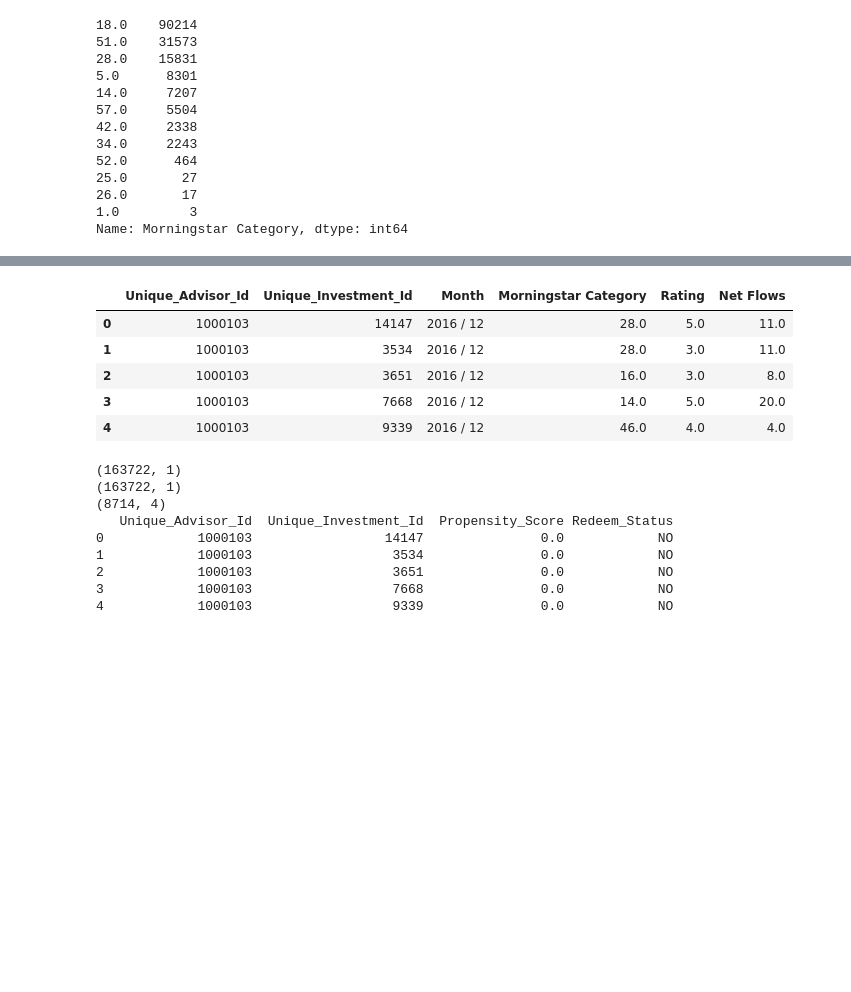
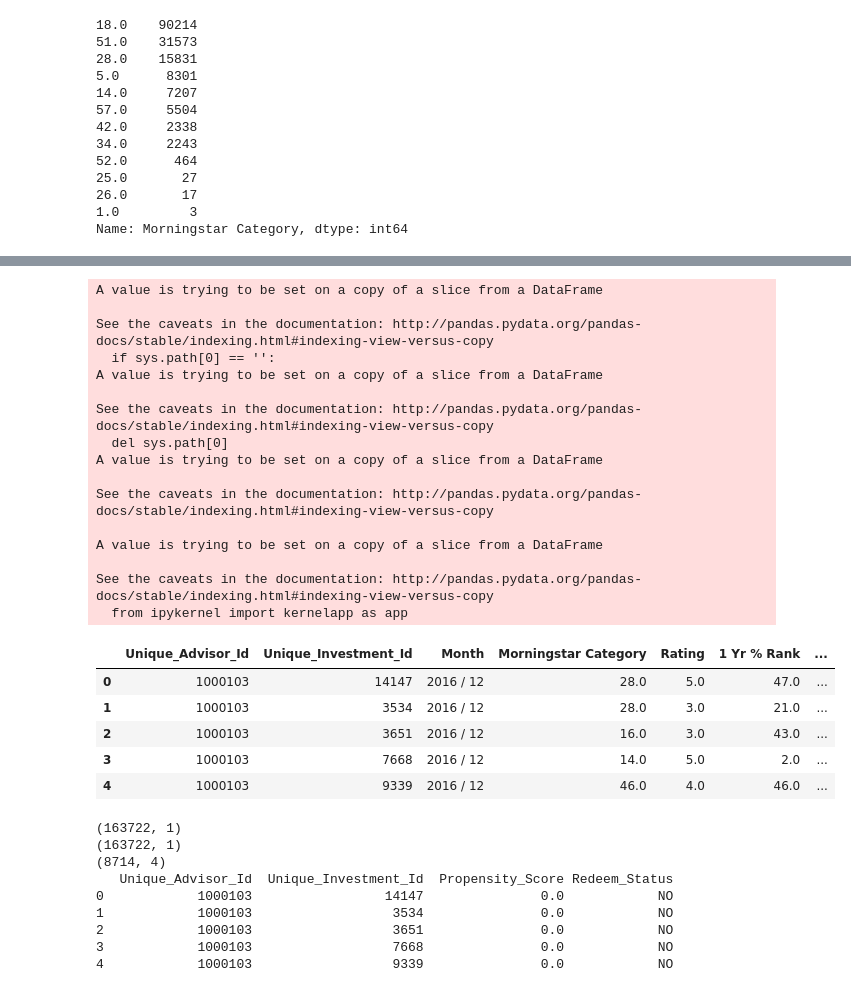
Before and after one commit to aakash2602/machine-learning, a Jupyter notebook: techgig_ml_fintech_prediction/submission/techgig-ml.ipynb, the cells around one changed output, grey strips where cells are left out. Drawn from its saved outputs; the diff is of its cells as text; code cells hidden in the pictures; blank space fills up the shorter version.

```diff
--- a/techgig_ml_fintech_prediction/submission/techgig-ml.ipynb
+++ b/techgig_ml_fintech_prediction/submission/techgig-ml.ipynb
@@ -35,20 +35,20 @@ invest.head()
 invest.describe()
 invt_rip = invest
 invt_rip.drop('Investment',axis='columns',inplace=True)
-invt_rip.drop('1 Yr % Rank',axis='columns',inplace=True)
-invt_rip.drop('3 Yr % Rank',axis='columns',inplace=True)
+# invt_rip.drop('1 Yr % Rank',axis='columns',inplace=True)
+# invt_rip.drop('3 Yr % Rank',axis='columns',inplace=True)
 invt_rip.drop('5 Yr % Rank',axis='columns',inplace=True)
 invt_rip.drop('10 Yr % Rank',axis='columns',inplace=True)
-invt_rip.drop('1 Yr Return',axis='columns',inplace=True)
-invt_rip.drop('3 Yr Return',axis='columns',inplace=True)
+# invt_rip.drop('1 Yr Return',axis='columns',inplace=True)
+# invt_rip.drop('3 Yr Return',axis='columns',inplace=True)
 invt_rip.drop('5 Yr Return',axis='columns',inplace=True)
 invt_rip.drop('10 Yr Return',axis='columns',inplace=True)
-invt_rip.drop('1 Yr Excess Return vs Primary Ix',axis='columns',inplace=True)
-invt_rip.drop('3 Yr Excess Return vs Primary Ix',axis='columns',inplace=True)
+# invt_rip.drop('1 Yr Excess Return vs Primary Ix',axis='columns',inplace=True)
+# invt_rip.drop('3 Yr Excess Return vs Primary Ix',axis='columns',inplace=True)
 invt_rip.drop('5 Yr Excess Return vs Primary Ix',axis='columns',inplace=True)
 invt_rip.drop('10 Yr Excess Return vs Primary Ix',axis='columns',inplace=True)
-invt_rip.drop('1 Yr Excess Return vs Category Ix',axis='columns',inplace=True)
-invt_rip.drop('3 Yr Excess Return vs Category Ix',axis='columns',inplace=True)
+# invt_rip.drop('1 Yr Excess Return vs Category Ix',axis='columns',inplace=True)
+# invt_rip.drop('3 Yr Excess Return vs Category Ix',axis='columns',inplace=True)
 invt_rip.drop('5 Yr Excess Return vs Category Ix',axis='columns',inplace=True)
 invt_rip.drop('10 Yr Excess Return vs Category Ix',axis='columns',inplace=True)
 invt_rip.isnull().sum()
@@ -72,6 +92,14 @@ morc_lbl = preprocessing.LabelEncoder()
 net_lbl = preprocessing.LabelEncoder()
 
 invt_rip['Rating'][invt_rip['Rating'].isnull()] = 3.0
+invt_rip['1 Yr % Rank'][invt_rip['1 Yr % Rank'].isnull()] = 0
+invt_rip['3 Yr % Rank'][invt_rip['3 Yr % Rank'].isnull()] = 0
+invt_rip['1 Yr Return'][invt_rip['1 Yr Return'].isnull()] = 0
+invt_rip['3 Yr Return'][invt_rip['3 Yr Return'].isnull()] = 0
+invt_rip['1 Yr Excess Return vs Primary Ix'][invt_rip['1 Yr Excess Return vs Primary Ix'].isnull()] = 0
+invt_rip['3 Yr Excess Return vs Primary Ix'][invt_rip['3 Yr Excess Return vs Primary Ix'].isnull()] = 0
+invt_rip['1 Yr Excess Return vs Category Ix'][invt_rip['1 Yr Excess Return vs Category Ix'].isnull()] = 0
+invt_rip['3 Yr Excess Return vs Category Ix'][invt_rip['3 Yr Excess Return vs Category Ix'].isnull()] = 0
 # invt_rip['Net Flows'][invt_rip['Net Flows'].isnull()] = 9
 # invt_rip['Morningstar Category'][invt_rip['Morningstar Category'].isnull()] = 28
 invt_rip['Net Flows'] = pd.cut(invt_rip['Net Flows'],100)
@@ -363,6 +454,14 @@ dtype: int64
 test_new['Morningstar Category'][test_new['Morningstar Category'].isnull()==True] = 28 #average based on investment file
 test_new['Rating'][test_new['Rating'].isnull()==True] = 3.0 #average based on investment file
 test_new['Net Flows'][test_new['Net Flows'].isnull()==True] = 9 #average based on investment file
+test_new['1 Yr % Rank'][test_new['1 Yr % Rank'].isnull()] = 0
+test_new['3 Yr % Rank'][test_new['3 Yr % Rank'].isnull()] = 0
+test_new['1 Yr Return'][test_new['1 Yr Return'].isnull()] = 0
+test_new['3 Yr Return'][test_new['3 Yr Return'].isnull()] = 0
+test_new['1 Yr Excess Return vs Primary Ix'][test_new['1 Yr Excess Return vs Primary Ix'].isnull()] = 0
+test_new['3 Yr Excess Return vs Primary Ix'][test_new['3 Yr Excess Return vs Primary Ix'].isnull()] = 0
+test_new['1 Yr Excess Return vs Category Ix'][test_new['1 Yr Excess Return vs Category Ix'].isnull()] = 0
+test_new['3 Yr Excess Return vs Category Ix'][test_new['3 Yr Excess Return vs Category Ix'].isnull()] = 0
 
 print test_new.isnull().sum()
 print test_new.shape
@@ -395,9 +507,25 @@ See the caveats in the documentation: http://pandas.pydata.org/pandas-docs/stabl
+A value is trying to be set on a copy of a slice from a DataFrame
+
+See the caveats in the documentation: http://pandas.pydata.org/pandas-docs/stable/indexing.html#indexing-view-versus-copy
+  if sys.path[0] == '':
+A value is trying to be set on a copy of a slice from a DataFrame
+
+See the caveats in the documentation: http://pandas.pydata.org/pandas-docs/stable/indexing.html#indexing-view-versus-copy
+  del sys.path[0]
+A value is trying to be set on a copy of a slice from a DataFrame
+
+See the caveats in the documentation: http://pandas.pydata.org/pandas-docs/stable/indexing.html#indexing-view-versus-copy
+
+A value is trying to be set on a copy of a slice from a DataFrame
+
+See the caveats in the documentation: http://pandas.pydata.org/pandas-docs/stable/indexing.html#indexing-view-versus-copy
+  from ipykernel import kernelapp as app
-|  | Unique_Advisor_Id | Unique_Investment_Id | Month | Morningstar Category | Rating | Net Flows |
-| 0 | 1000103 | 14147 | 2016 / 12 | 28.0 | 5.0 | 11.0 |
-| 1 | 1000103 | 3534 | 2016 / 12 | 28.0 | 3.0 | 11.0 |
-| 2 | 1000103 | 3651 | 2016 / 12 | 16.0 | 3.0 | 8.0 |
-| 3 | 1000103 | 7668 | 2016 / 12 | 14.0 | 5.0 | 20.0 |
-| 4 | 1000103 | 9339 | 2016 / 12 | 46.0 | 4.0 | 4.0 |
+|  | Unique_Advisor_Id | Unique_Investment_Id | Month | Morningstar Category | Rating | 1 Yr % Rank | ... |
+| 0 | 1000103 | 14147 | 2016 / 12 | 28.0 | 5.0 | 47.0 | ... |
+| 1 | 1000103 | 3534 | 2016 / 12 | 28.0 | 3.0 | 21.0 | ... |
+| 2 | 1000103 | 3651 | 2016 / 12 | 16.0 | 3.0 | 43.0 | ... |
+| 3 | 1000103 | 7668 | 2016 / 12 | 14.0 | 5.0 | 2.0 | ... |
+| 4 | 1000103 | 9339 | 2016 / 12 | 46.0 | 4.0 | 46.0 | ... |
 # %%
 import numpy as np
 
```
Also changed, not shown: parts of 14 cells of this notebook, 6 other files.
